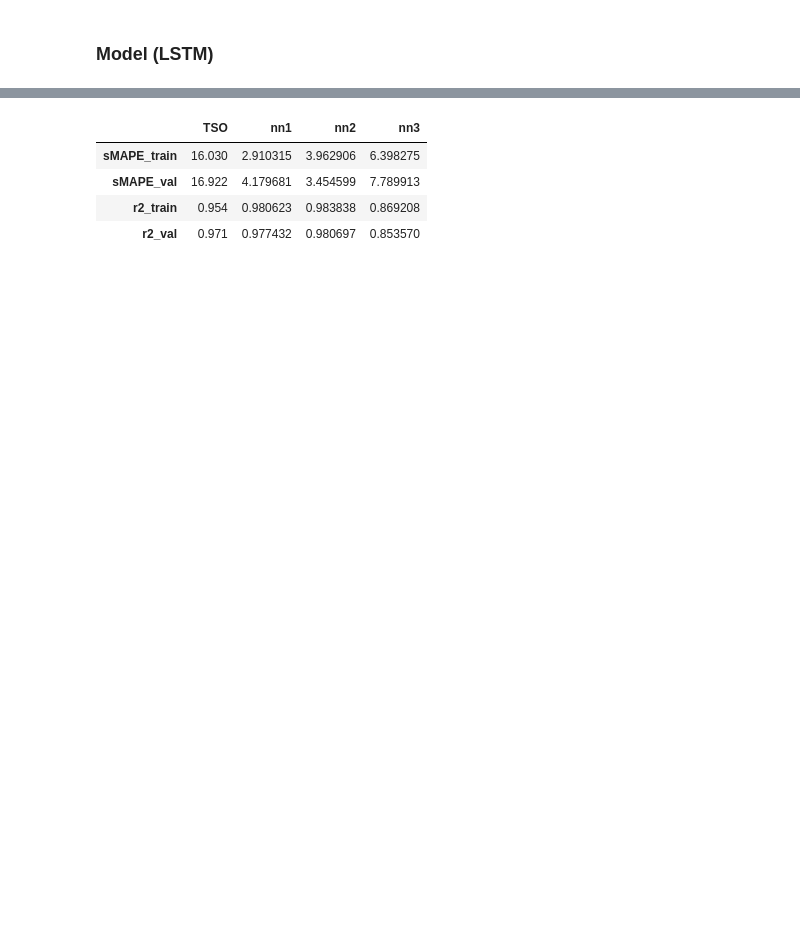
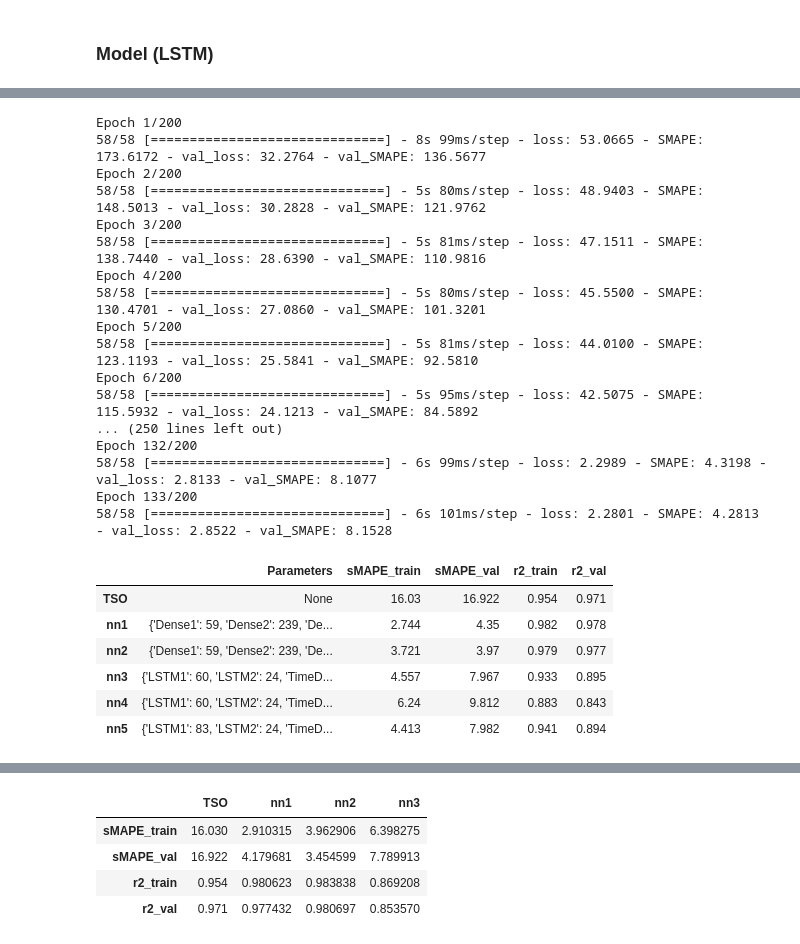
Before and after one commit to EvanHolder/Predicting-Energy-Markets-in-Spain, a Jupyter notebook: notebooks/NeuralNets.ipynb, the cells around one changed output, grey strips where cells are left out. Cells and saved outputs as stored; diff of their text form; code cells hidden in the pictures; blank space fills up the shorter version.

```diff
--- a/notebooks/NeuralNets.ipynb
+++ b/notebooks/NeuralNets.ipynb
@@ -247,3 +244,15 @@ nn.add(layers.Dense(59, activation='relu', input_shape=input_shape))
 nn.add(layers.Dense(239, activation='relu'))
 nn.add(layers.Dense(162, activation='relu'))
 nn.add(layers.Dense(1, activation='relu'))
+
+# Compile and fit
+nn1 = compile_fit(nn, (X_train,y_train), (X_val, y_val), patience=10,
+                  loss = tf.keras.metrics.mean_absolute_error)
+
+# Define params, compute metrics, add to table
+params = {'Dense1':59,
+          'Dense2':239,
+          'Dense3':162,
+          'Dense3':1}
+results_actual['nn1'] = compute_metrics(nn1, params ,(X_train,y_train), (X_val, y_val))
+results_actual.T
@@ -339 +428,49 @@ X_val, y_val = resample((X_val,y_val), 24*7, 24, 24)
+# %%
+# Input Shape
+input_shape = (X_train.shape[1], X_train.shape[2])
+
+# Instantiate model and build layers
+nn = models.Sequential()
+nn.add(layers.LSTM(83, activation='tanh', input_shape=input_shape))
+nn.add(layers.RepeatVector(y_train.shape[1]))
+nn.add(layers.LSTM(24, activation='tanh', return_sequences=True))
+nn.add(TimeDistributed(layers.Dense(1)))
+
+# Compile and Fit
+nn5 = compile_fit(nn, (X_train, y_train), (X_val, y_val))
+
+# Append results
+params = {'LSTM1':83,
+          'LSTM2':24,
+          'TimeDistributed':1,
+          'input_win':'7-days'}
+
+# Compute metrics and add to table
+results_actual['nn5'] = compute_metrics(nn5, params, (X_train,y_train), (X_val,y_val))
+results_actual.T
+# %% [output]
+Epoch 1/200
+58/58 [==============================] - 8s 99ms/step - loss: 53.0665 - SMAPE: 173.6172 - val_loss: 32.2764 - val_SMAPE: 136.5677
+Epoch 2/200
+58/58 [==============================] - 5s 80ms/step - loss: 48.9403 - SMAPE: 148.5013 - val_loss: 30.2828 - val_SMAPE: 121.9762
+Epoch 3/200
+58/58 [==============================] - 5s 81ms/step - loss: 47.1511 - SMAPE: 138.7440 - val_loss: 28.6390 - val_SMAPE: 110.9816
+Epoch 4/200
+58/58 [==============================] - 5s 80ms/step - loss: 45.5500 - SMAPE: 130.4701 - val_loss: 27.0860 - val_SMAPE: 101.3201
+Epoch 5/200
+58/58 [==============================] - 5s 81ms/step - loss: 44.0100 - SMAPE: 123.1193 - val_loss: 25.5841 - val_SMAPE: 92.5810
+Epoch 6/200
+58/58 [==============================] - 5s 95ms/step - loss: 42.5075 - SMAPE: 115.5932 - val_loss: 24.1213 - val_SMAPE: 84.5892
+... (250 lines left out)
+Epoch 132/200
+58/58 [==============================] - 6s 99ms/step - loss: 2.2989 - SMAPE: 4.3198 - val_loss: 2.8133 - val_SMAPE: 8.1077
+Epoch 133/200
+58/58 [==============================] - 6s 101ms/step - loss: 2.2801 - SMAPE: 4.2813 - val_loss: 2.8522 - val_SMAPE: 8.1528
+|  | Parameters | sMAPE_train | sMAPE_val | r2_train | r2_val |
+| TSO | None | 16.03 | 16.922 | 0.954 | 0.971 |
+| nn1 | {'Dense1': 59, 'Dense2': 239, 'De... | 2.744 | 4.35 | 0.982 | 0.978 |
+| nn2 | {'Dense1': 59, 'Dense2': 239, 'De... | 3.721 | 3.97 | 0.979 | 0.977 |
+| nn3 | {'LSTM1': 60, 'LSTM2': 24, 'TimeD... | 4.557 | 7.967 | 0.933 | 0.895 |
+| nn4 | {'LSTM1': 60, 'LSTM2': 24, 'TimeD... | 6.24 | 9.812 | 0.883 | 0.843 |
+| nn5 | {'LSTM1': 83, 'LSTM2': 24, 'TimeD... | 4.413 | 7.982 | 0.941 | 0.894 |
 # %%
```
Also changed, not shown: parts of 71 cells of this notebook.
